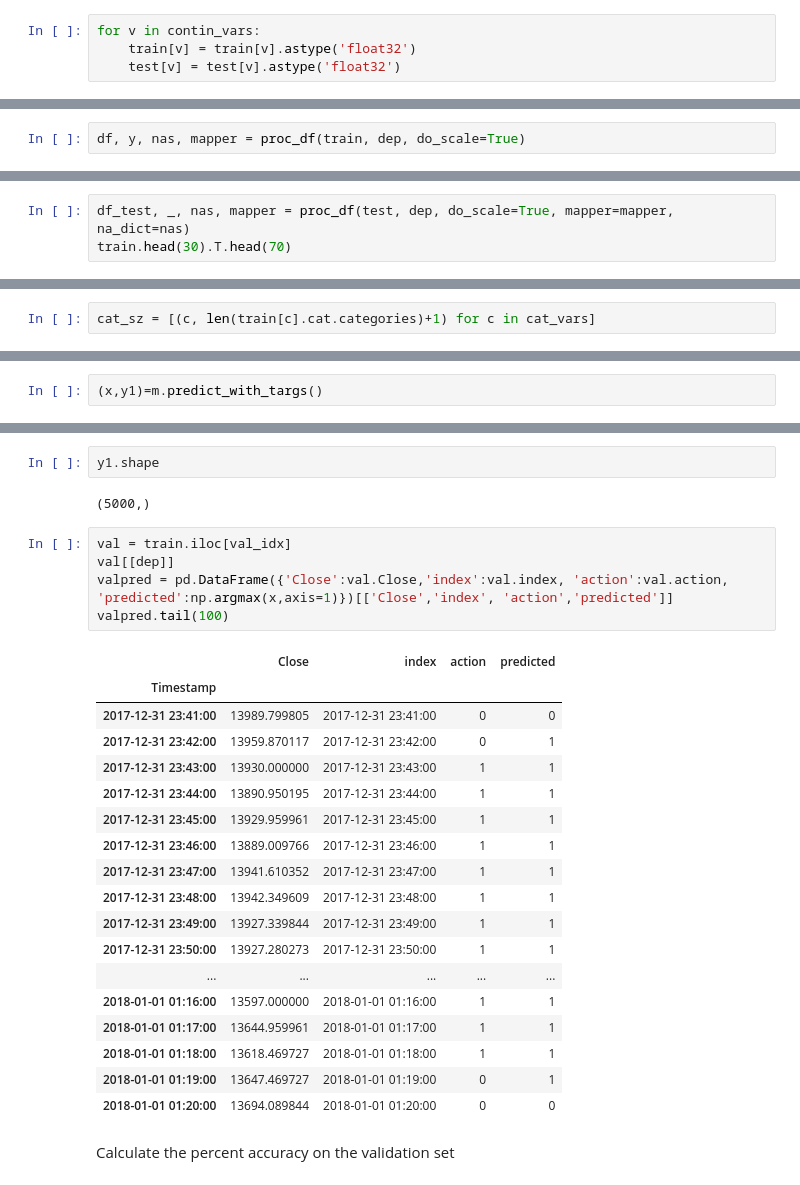
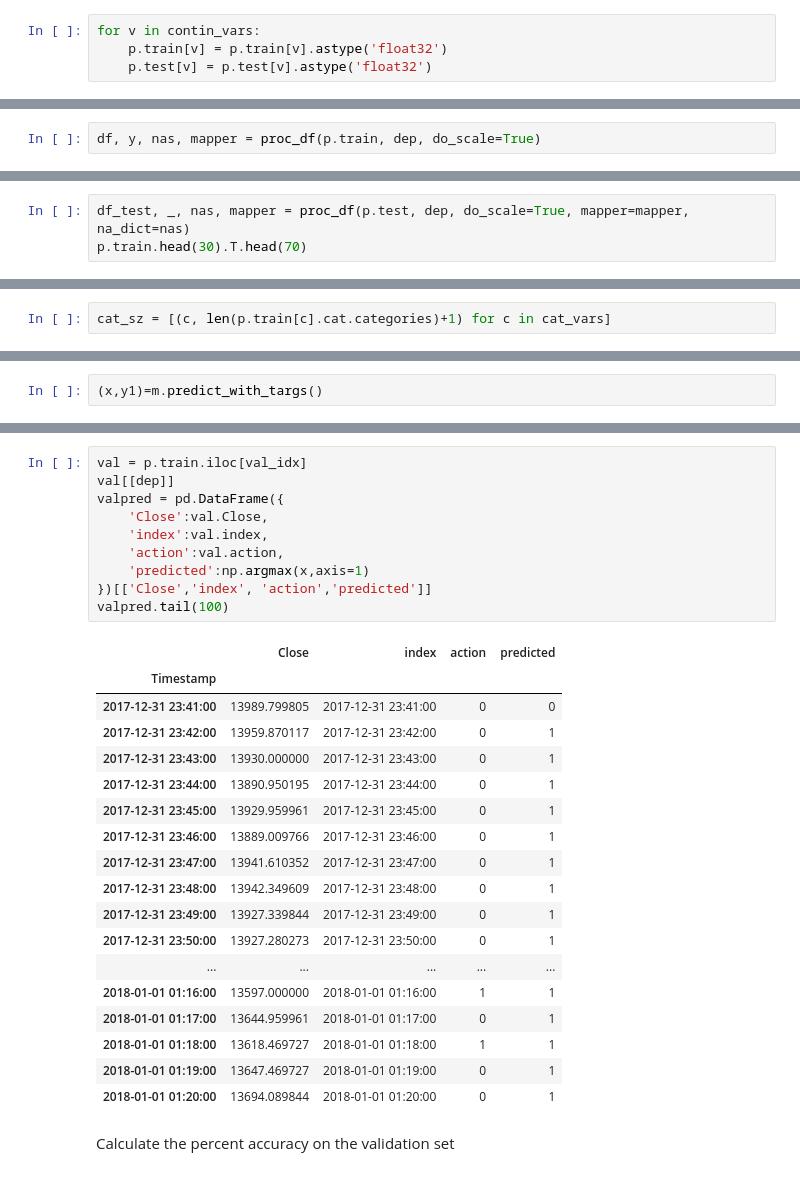
Before and after one commit to iaghidro/stock-predictor, a Jupyter notebook: notebook-files/binaryClassificationBTC.ipynb, the cells around one changed output, grey strips where cells are left out. Drawn from its saved outputs; the diff is of its cells as text.

```diff
--- a/notebook-files/binaryClassificationBTC.ipynb
+++ b/notebook-files/binaryClassificationBTC.ipynb
@@ -364,5 +447,5 @@ apply_cats(test, train)
 # test
 # %%
 for v in contin_vars:
-    train[v] = train[v].astype('float32')
-    test[v] = test[v].astype('float32')
+    p.train[v] = p.train[v].astype('float32')
+    p.test[v] = p.test[v].astype('float32')
@@ -371,2 +452,2 @@ We can now process our data...
 # %%
-df, y, nas, mapper = proc_df(train, dep, do_scale=True)
+df, y, nas, mapper = proc_df(p.train, dep, do_scale=True)
@@ -377,4 +454,4 @@ y.shape
 # %%
-df_test, _, nas, mapper = proc_df(test, dep, do_scale=True, mapper=mapper, na_dict=nas)
-train.head(30).T.head(70)
+df_test, _, nas, mapper = proc_df(p.test, dep, do_scale=True, mapper=mapper, na_dict=nas)
+p.train.head(30).T.head(70)
 # %% [output]
@@ -434,4 +511,4 @@ md = ColumnarModelData.from_data_frame(PATH, val_idx, df, y.astype('int'), cat_f
 # %% [markdown]
 Some categorical variables have a lot more levels than others.
 # %%
-cat_sz = [(c, len(train[c].cat.categories)+1) for c in cat_vars]
+cat_sz = [(c, len(p.train[c].cat.categories)+1) for c in cat_vars]
@@ -573,30 +581,31 @@ Predicted vs Validation
-# %%
-y1.shape
-# %% [output]
-(5000,)
 # %%
-val = train.iloc[val_idx]
+val = p.train.iloc[val_idx]
 val[[dep]]
-valpred = pd.DataFrame({'Close':val.Close,'index':val.index, 'action':val.action, 'predicted':np.argmax(x,axis=1)})[['Close','index', 'action','predicted']]
+valpred = pd.DataFrame({
+    'Close':val.Close,
+    'index':val.index,
+    'action':val.action,
+    'predicted':np.argmax(x,axis=1)
+})[['Close','index', 'action','predicted']]
 valpred.tail(100)
 # %% [output]
 |  | Close | index | action | predicted |
 | Timestamp |  |  |  |  |
 | 2017-12-31 23:41:00 | 13989.799805 | 2017-12-31 23:41:00 | 0 | 0 |
 | 2017-12-31 23:42:00 | 13959.870117 | 2017-12-31 23:42:00 | 0 | 1 |
-| 2017-12-31 23:43:00 | 13930.000000 | 2017-12-31 23:43:00 | 1 | 1 |
-| 2017-12-31 23:44:00 | 13890.950195 | 2017-12-31 23:44:00 | 1 | 1 |
-| 2017-12-31 23:45:00 | 13929.959961 | 2017-12-31 23:45:00 | 1 | 1 |
-| 2017-12-31 23:46:00 | 13889.009766 | 2017-12-31 23:46:00 | 1 | 1 |
-| 2017-12-31 23:47:00 | 13941.610352 | 2017-12-31 23:47:00 | 1 | 1 |
-| 2017-12-31 23:48:00 | 13942.349609 | 2017-12-31 23:48:00 | 1 | 1 |
-| 2017-12-31 23:49:00 | 13927.339844 | 2017-12-31 23:49:00 | 1 | 1 |
-| 2017-12-31 23:50:00 | 13927.280273 | 2017-12-31 23:50:00 | 1 | 1 |
+| 2017-12-31 23:43:00 | 13930.000000 | 2017-12-31 23:43:00 | 0 | 1 |
+| 2017-12-31 23:44:00 | 13890.950195 | 2017-12-31 23:44:00 | 0 | 1 |
+| 2017-12-31 23:45:00 | 13929.959961 | 2017-12-31 23:45:00 | 0 | 1 |
+| 2017-12-31 23:46:00 | 13889.009766 | 2017-12-31 23:46:00 | 0 | 1 |
+| 2017-12-31 23:47:00 | 13941.610352 | 2017-12-31 23:47:00 | 0 | 1 |
+| 2017-12-31 23:48:00 | 13942.349609 | 2017-12-31 23:48:00 | 0 | 1 |
+| 2017-12-31 23:49:00 | 13927.339844 | 2017-12-31 23:49:00 | 0 | 1 |
+| 2017-12-31 23:50:00 | 13927.280273 | 2017-12-31 23:50:00 | 0 | 1 |
 | ... | ... | ... | ... | ... |
 | 2018-01-01 01:16:00 | 13597.000000 | 2018-01-01 01:16:00 | 1 | 1 |
-| 2018-01-01 01:17:00 | 13644.959961 | 2018-01-01 01:17:00 | 1 | 1 |
+| 2018-01-01 01:17:00 | 13644.959961 | 2018-01-01 01:17:00 | 0 | 1 |
 | 2018-01-01 01:18:00 | 13618.469727 | 2018-01-01 01:18:00 | 1 | 1 |
 | 2018-01-01 01:19:00 | 13647.469727 | 2018-01-01 01:19:00 | 0 | 1 |
-| 2018-01-01 01:20:00 | 13694.089844 | 2018-01-01 01:20:00 | 0 | 0 |
+| 2018-01-01 01:20:00 | 13694.089844 | 2018-01-01 01:20:00 | 0 | 1 |
 # %% [markdown]
 Calculate the percent accuracy on the validation set
```
Also changed, not shown: parts of 95 cells of this notebook, 3 other files.
